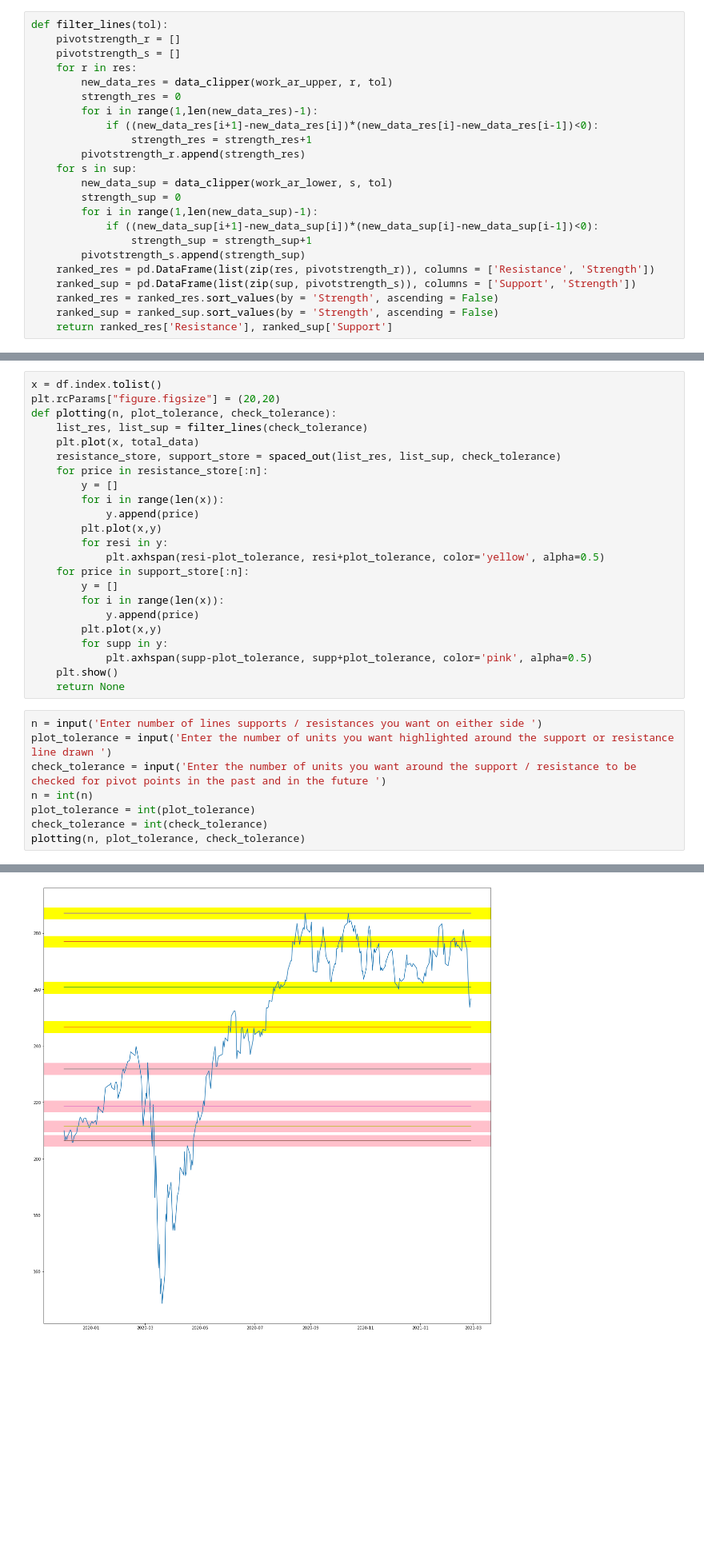
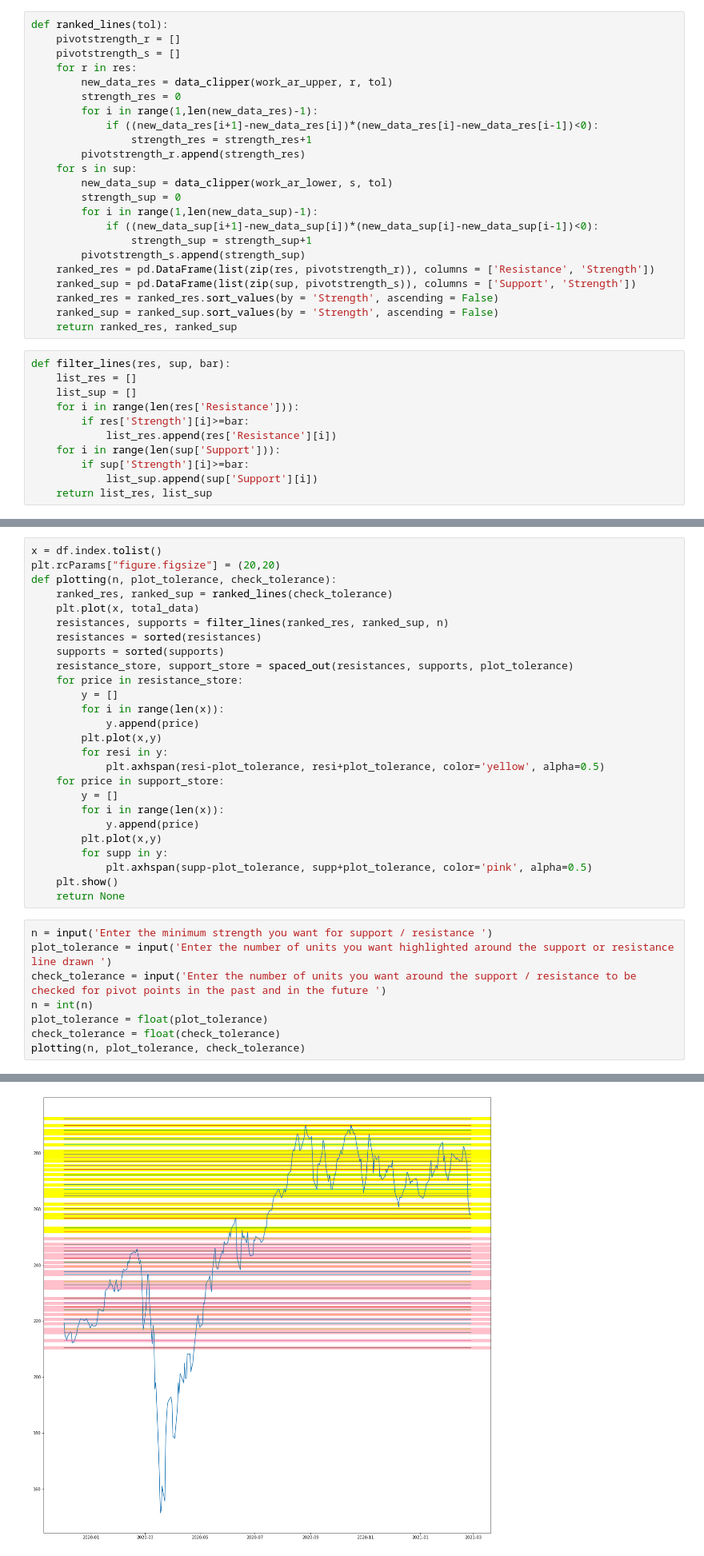
Before and after one commit to thefmled/technical_analysis, a Jupyter notebook: Ranked Support and Resistances.ipynb, the cells around one changed output, grey strips where cells are left out. Shown at 80% size. Cells and saved outputs as stored; diff of their text form; blank space fills up the shorter version.

```diff
--- a/Ranked Support and Resistances.ipynb
+++ b/Ranked Support and Resistances.ipynb
@@ -54,7 +77,7 @@ for i in range(1, len(work_ar_lower)-1):
     if diff*check_diff<0:
         sup.append(work_ar_lower[i])
 # %%
-def filter_lines(tol):
+def ranked_lines(tol):
     pivotstrength_r = []
     pivotstrength_s = []
     for r in res:
@@ -75,7 +98,18 @@ def filter_lines(tol):
     ranked_sup = pd.DataFrame(list(zip(sup, pivotstrength_s)), columns = ['Support', 'Strength'])
     ranked_res = ranked_res.sort_values(by = 'Strength', ascending = False)
     ranked_sup = ranked_sup.sort_values(by = 'Strength', ascending = False)
-    return ranked_res['Resistance'], ranked_sup['Support']
+    return ranked_res, ranked_sup
+# %%
+def filter_lines(res, sup, bar):
+    list_res = []
+    list_sup = []
+    for i in range(len(res['Resistance'])):
+        if res['Strength'][i]>=bar:
+            list_res.append(res['Resistance'][i])
+    for i in range(len(sup['Support'])):
+        if sup['Strength'][i]>=bar:
+            list_sup.append(sup['Support'][i])
+    return list_res, list_sup
 # %%
 def spaced_out(res, sup, tol):
     filtered_res = [0]
@@ -111,17 +147,20 @@ def spaced_out(res, sup, tol):
 x = df.index.tolist()
 plt.rcParams["figure.figsize"] = (20,20)
 def plotting(n, plot_tolerance, check_tolerance):
-    list_res, list_sup = filter_lines(check_tolerance)
+    ranked_res, ranked_sup = ranked_lines(check_tolerance)
     plt.plot(x, total_data)
-    resistance_store, support_store = spaced_out(list_res, list_sup, check_tolerance)
-    for price in resistance_store[:n]:
+    resistances, supports = filter_lines(ranked_res, ranked_sup, n)
+    resistances = sorted(resistances)
+    supports = sorted(supports)
+    resistance_store, support_store = spaced_out(resistances, supports, plot_tolerance)
+    for price in resistance_store:
         y = []
         for i in range(len(x)):
             y.append(price)
         plt.plot(x,y)
         for resi in y:
             plt.axhspan(resi-plot_tolerance, resi+plot_tolerance, color='yellow', alpha=0.5)
-    for price in support_store[:n]:
+    for price in support_store:
         y = []
         for i in range(len(x)):
             y.append(price)
@@ -131,11 +170,11 @@ def plotting(n, plot_tolerance, check_tolerance):
     plt.show()
     return None
 # %%
-n = input('Enter number of lines supports / resistances you want on either side ')
+n = input('Enter the minimum strength you want for support / resistance ')
 plot_tolerance = input('Enter the number of units you want highlighted around the support or resistance line drawn ')
 check_tolerance = input('Enter the number of units you want around the support / resistance to be checked for pivot points in the past and in the future ')
 n = int(n)
-plot_tolerance = int(plot_tolerance)
-check_tolerance = int(check_tolerance)
+plot_tolerance = float(plot_tolerance)
+check_tolerance = float(check_tolerance)
 plotting(n, plot_tolerance, check_tolerance)
 # %% [output]
@@ -145 +186 @@ Enter the number of units you want around the support / resistance to be checked
-[figure, old version]
+[figure, new version]
```
Also changed, not shown: parts of 3 cells of this notebook, 8 other files.
